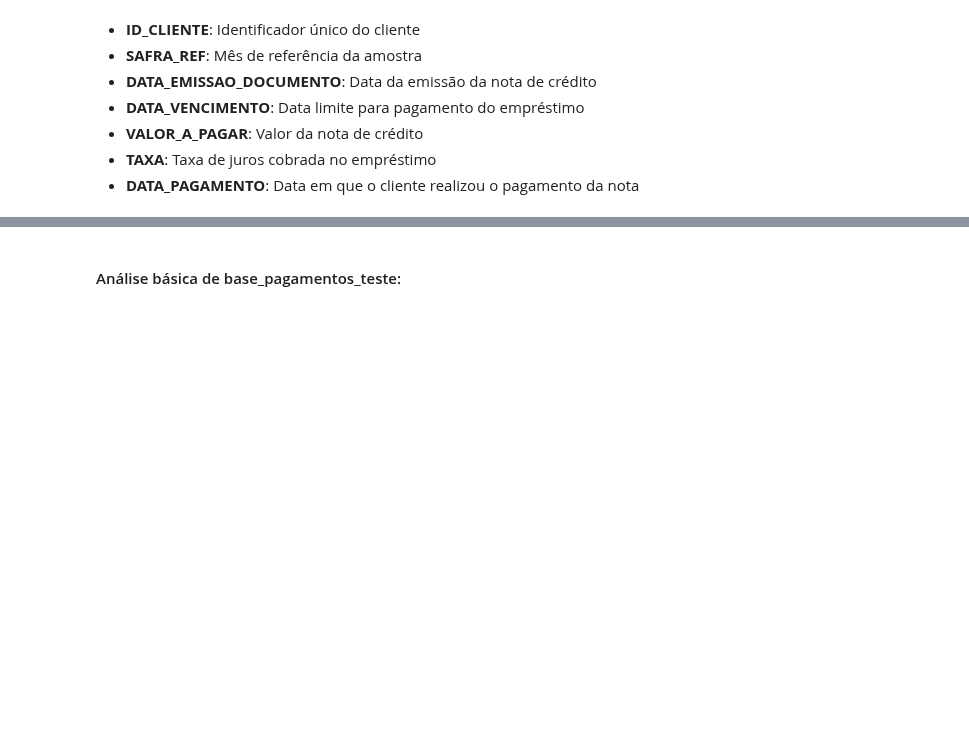
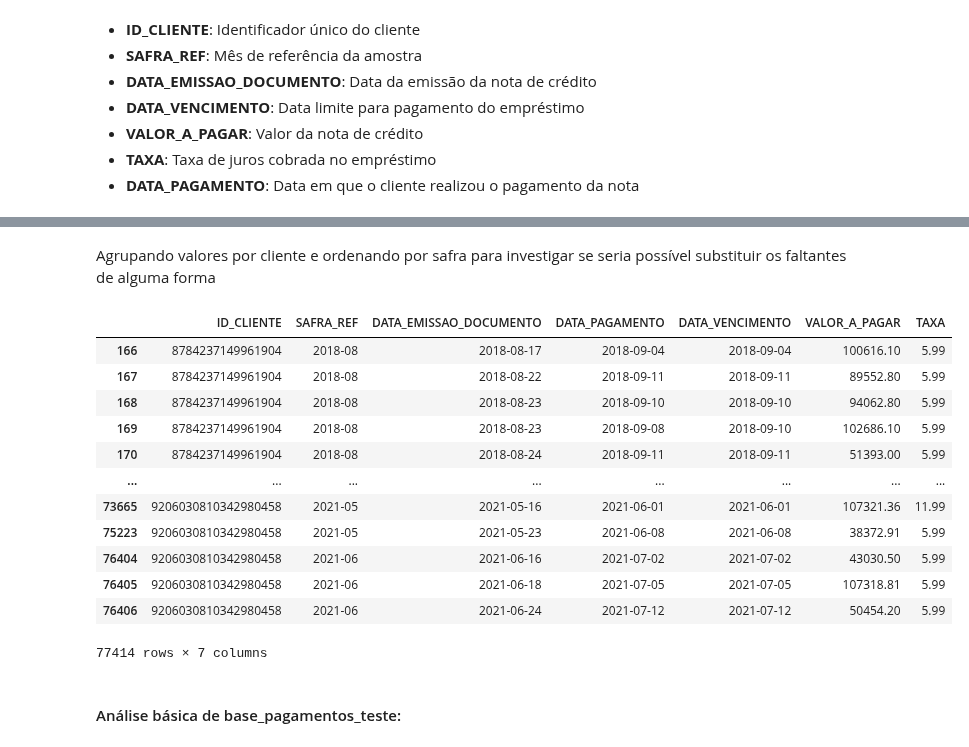
Before and after one commit to mmdes/default-risk-analysis, a Jupyter notebook: notebooks/exploratory_analysis.ipynb, the cells around one changed output, grey strips where cells are left out. Drawn from its saved outputs; the diff is of its cells as text; code cells hidden in the pictures; blank space fills up the shorter version.

```diff
--- a/notebooks/exploratory_analysis.ipynb
+++ b/notebooks/exploratory_analysis.ipynb
@@ -439,6 +496,24 @@ Dimensões: (77414, 7)
 | 50% | 4.817817e+18 | NaN | NaN | NaN | NaN | 3.475869e+04 | 5.990000 |
 | 75% | 6.969349e+18 | NaN | NaN | NaN | NaN | 6.093384e+04 | 6.990000 |
 | max | 9.206031e+18 | NaN | NaN | NaN | NaN | 4.400000e+06 | 11.990000 |
+# %% [markdown]
+Agrupando valores por cliente e ordenando por safra para investigar se seria possível substituir os faltantes de alguma forma
+# %%
+base_pagamentos_desenvolvimento.sort_values(by=['ID_CLIENTE', 'SAFRA_REF'])
+# %% [output]
+|  | ID_CLIENTE | SAFRA_REF | DATA_EMISSAO_DOCUMENTO | DATA_PAGAMENTO | DATA_VENCIMENTO | VALOR_A_PAGAR | TAXA |
+| 166 | 8784237149961904 | 2018-08 | 2018-08-17 | 2018-09-04 | 2018-09-04 | 100616.10 | 5.99 |
+| 167 | 8784237149961904 | 2018-08 | 2018-08-22 | 2018-09-11 | 2018-09-11 | 89552.80 | 5.99 |
+| 168 | 8784237149961904 | 2018-08 | 2018-08-23 | 2018-09-10 | 2018-09-10 | 94062.80 | 5.99 |
+| 169 | 8784237149961904 | 2018-08 | 2018-08-23 | 2018-09-08 | 2018-09-10 | 102686.10 | 5.99 |
+| 170 | 8784237149961904 | 2018-08 | 2018-08-24 | 2018-09-11 | 2018-09-11 | 51393.00 | 5.99 |
+| ... | ... | ... | ... | ... | ... | ... | ... |
+| 73665 | 9206030810342980458 | 2021-05 | 2021-05-16 | 2021-06-01 | 2021-06-01 | 107321.36 | 11.99 |
+| 75223 | 9206030810342980458 | 2021-05 | 2021-05-23 | 2021-06-08 | 2021-06-08 | 38372.91 | 5.99 |
+| 76404 | 9206030810342980458 | 2021-06 | 2021-06-16 | 2021-07-02 | 2021-07-02 | 43030.50 | 5.99 |
+| 76405 | 9206030810342980458 | 2021-06 | 2021-06-18 | 2021-07-05 | 2021-07-05 | 107318.81 | 5.99 |
+| 76406 | 9206030810342980458 | 2021-06 | 2021-06-24 | 2021-07-12 | 2021-07-12 | 50454.20 | 5.99 |
+77414 rows × 7 columns
 # %% [markdown]
 #### Análise básica de base_pagamentos_teste:
 # %% [markdown]
```
Also changed, not shown: parts of 63 cells of this notebook.
